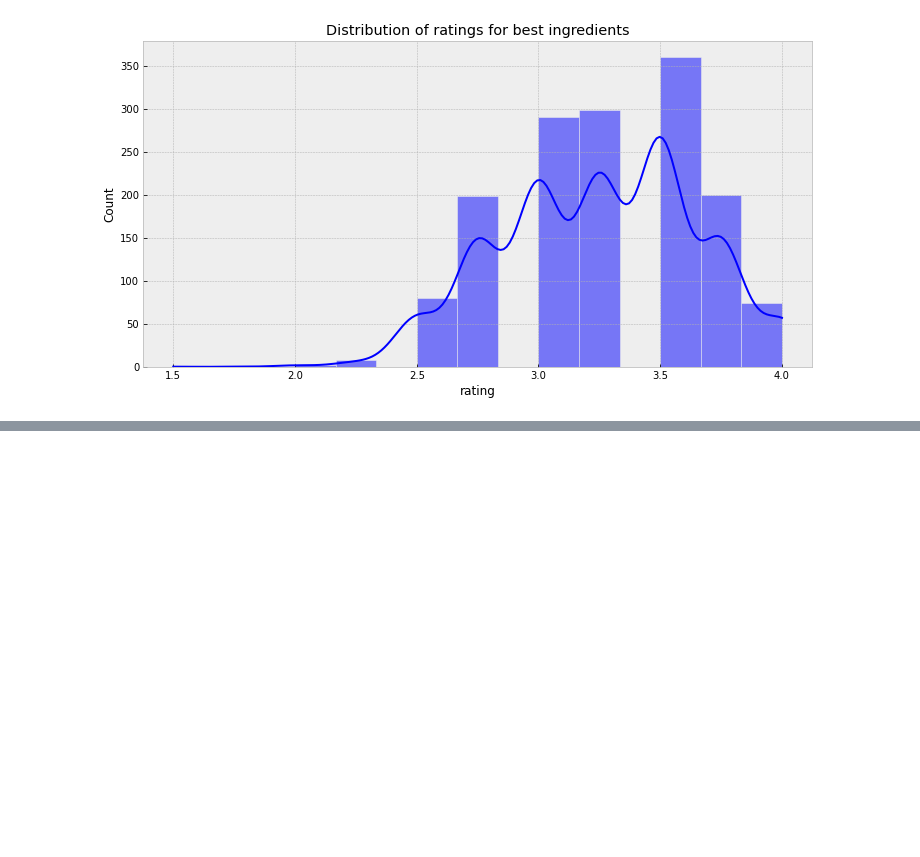
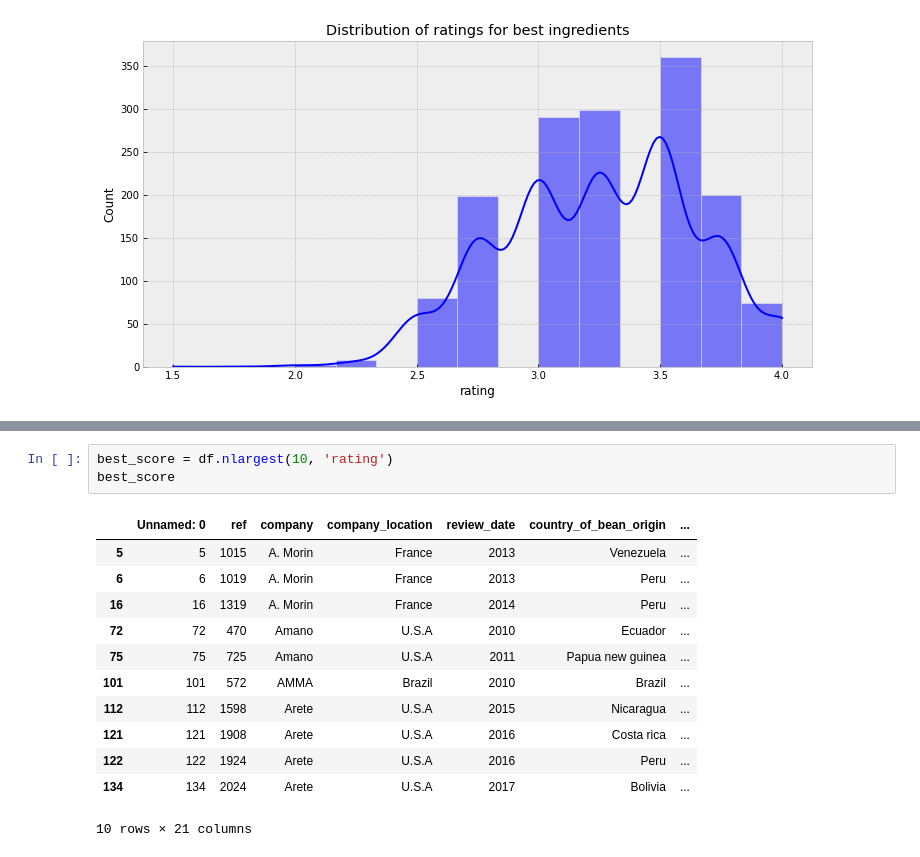
Before and after one commit to avirovicmarin/zavrsni_rad, a Jupyter notebook: anova.ipynb, the cells around one changed output, grey strips where cells are left out. Drawn from its saved outputs; the diff is of its cells as text; blank space fills up the shorter version.

```diff
--- a/anova.ipynb
+++ b/anova.ipynb
@@ -365,0 +453,16 @@ plt.show()
+# %%
+best_score = df.nlargest(10, 'rating')
+best_score
+# %% [output]
+|  | Unnamed: 0 | ref | company | company_location | review_date | country_of_bean_origin | ... |
+| 5 | 5 | 1015 | A. Morin | France | 2013 | Venezuela | ... |
+| 6 | 6 | 1019 | A. Morin | France | 2013 | Peru | ... |
+| 16 | 16 | 1319 | A. Morin | France | 2014 | Peru | ... |
+| 72 | 72 | 470 | Amano | U.S.A | 2010 | Ecuador | ... |
+| 75 | 75 | 725 | Amano | U.S.A | 2011 | Papua new guinea | ... |
+| 101 | 101 | 572 | AMMA | Brazil | 2010 | Brazil | ... |
+| 112 | 112 | 1598 | Arete | U.S.A | 2015 | Nicaragua | ... |
+| 121 | 121 | 1908 | Arete | U.S.A | 2016 | Costa rica | ... |
+| 122 | 122 | 1924 | Arete | U.S.A | 2016 | Peru | ... |
+| 134 | 134 | 2024 | Arete | U.S.A | 2017 | Bolivia | ... |
+10 rows × 21 columns
```
Also changed, not shown: parts of 11 cells of this notebook.
